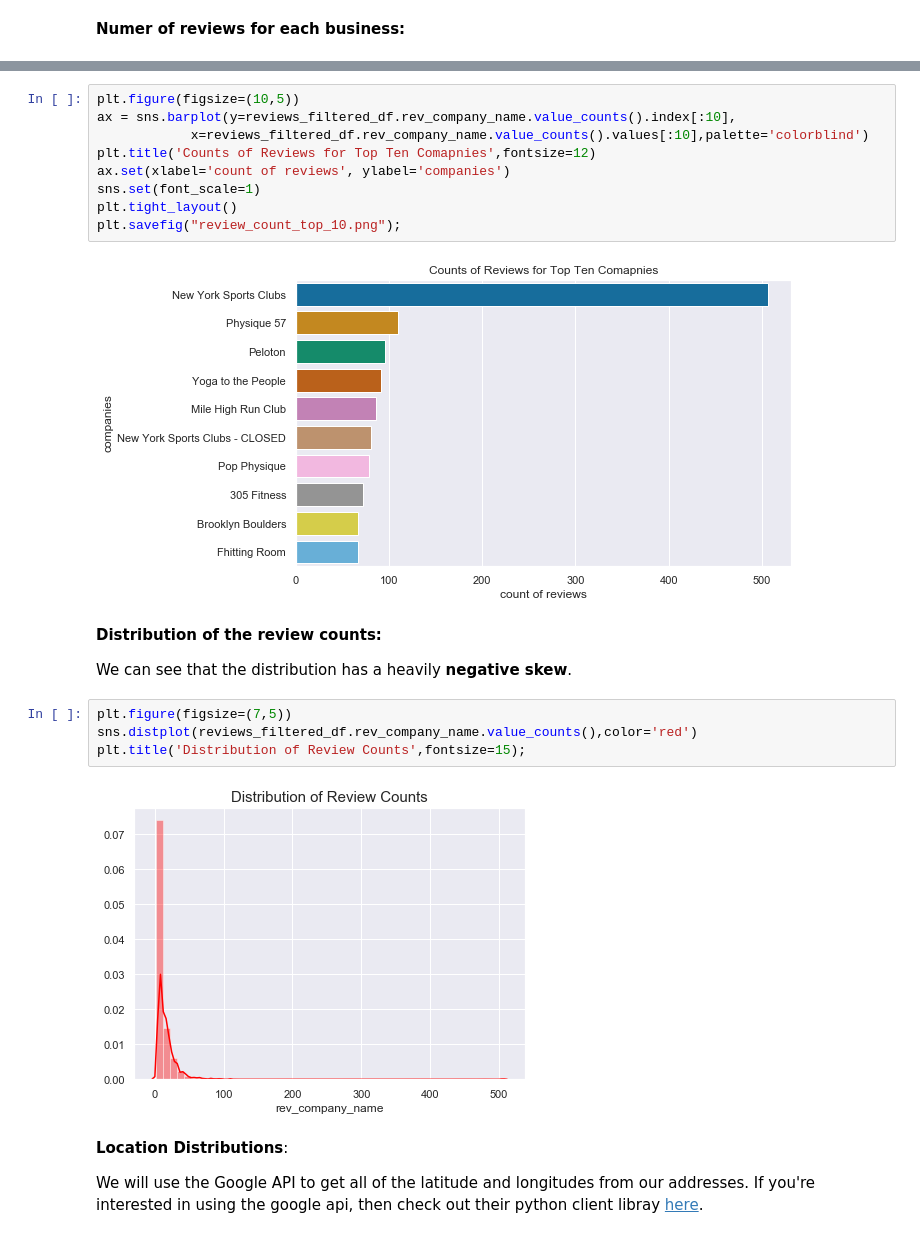
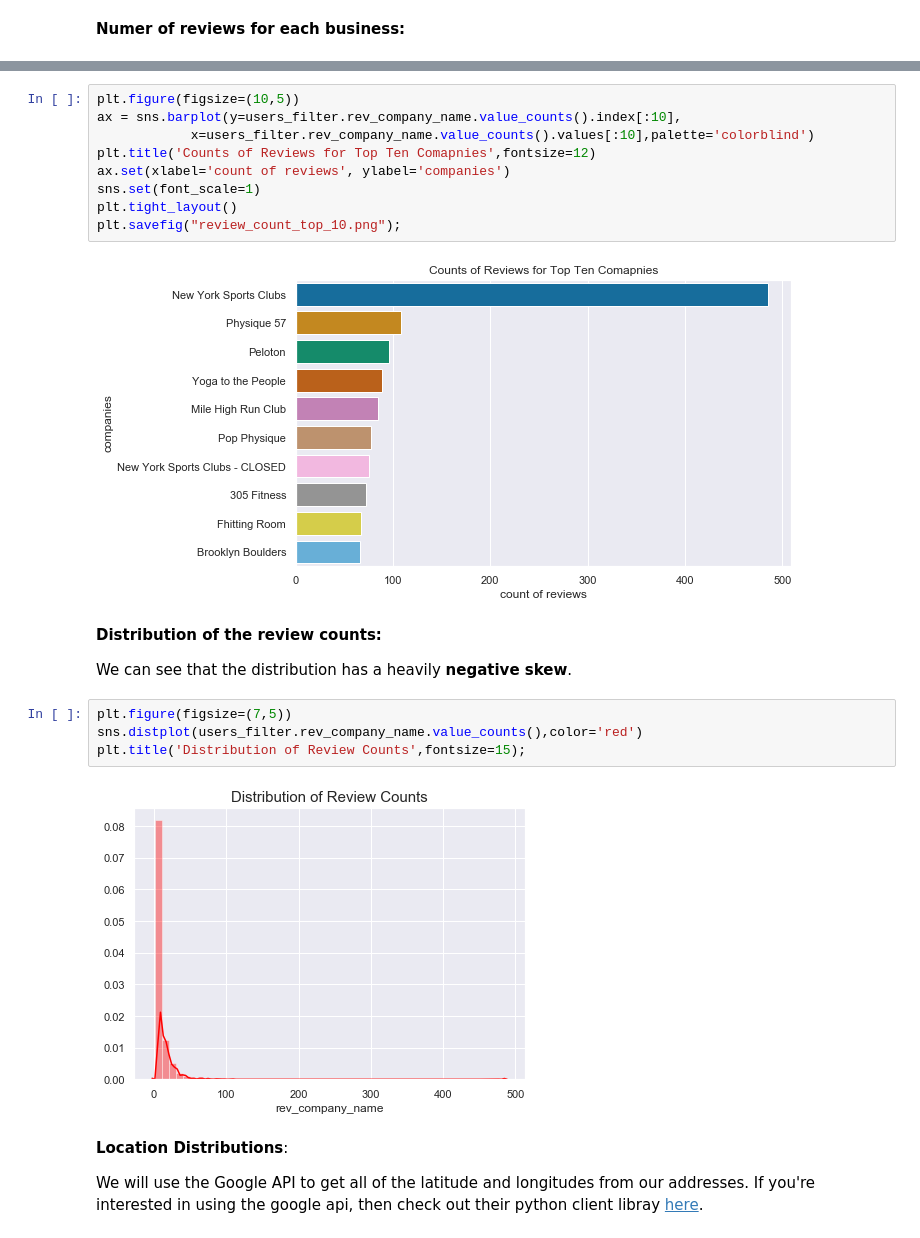
Before and after one commit to elenasm7/NYC_fitness_recommender, a Jupyter notebook: exploratory_data_analysis.ipynb, the cells around one changed output, grey strips where cells are left out. Drawn from its saved outputs; the diff is of its cells as text.

```diff
--- a/exploratory_data_analysis.ipynb
+++ b/exploratory_data_analysis.ipynb
@@ -133,25 +133,25 @@ Brooklyn Boulders                  67
 Name: rev_company_name, dtype: int64
 # %%
 plt.figure(figsize=(10,5))
-ax = sns.barplot(y=reviews_filtered_df.rev_company_name.value_counts().index[:10],
-            x=reviews_filtered_df.rev_company_name.value_counts().values[:10],palette='colorblind')
+ax = sns.barplot(y=users_filter.rev_company_name.value_counts().index[:10],
+            x=users_filter.rev_company_name.value_counts().values[:10],palette='colorblind')
 plt.title('Counts of Reviews for Top Ten Comapnies',fontsize=12)
 ax.set(xlabel='count of reviews', ylabel='companies')
 sns.set(font_scale=1)
 plt.tight_layout()
 plt.savefig("review_count_top_10.png");
 # %% [output]
-[figure, old version]
+[figure, new version]
 # %% [markdown]
 __Distribution of the review counts:__
 
 We can see that the distribution has a heavily __negative skew__.
 # %%
 plt.figure(figsize=(7,5))
-sns.distplot(reviews_filtered_df.rev_company_name.value_counts(),color='red')
+sns.distplot(users_filter.rev_company_name.value_counts(),color='red')
 plt.title('Distribution of Review Counts',fontsize=15);
 # %% [output]
-[figure, old version]
+[figure, new version]
 # %% [markdown]
 __Location Distributions__:
 
```
Also changed, not shown: parts of 8 cells of this notebook, 13 other files.
